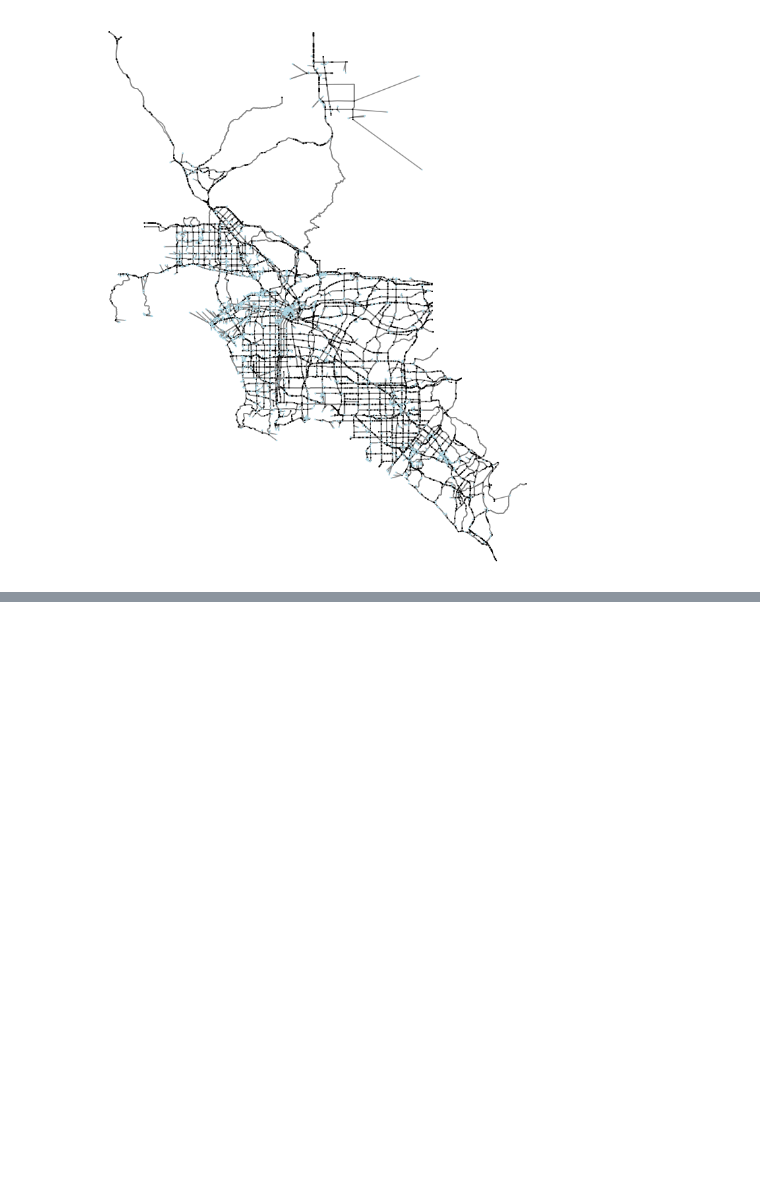
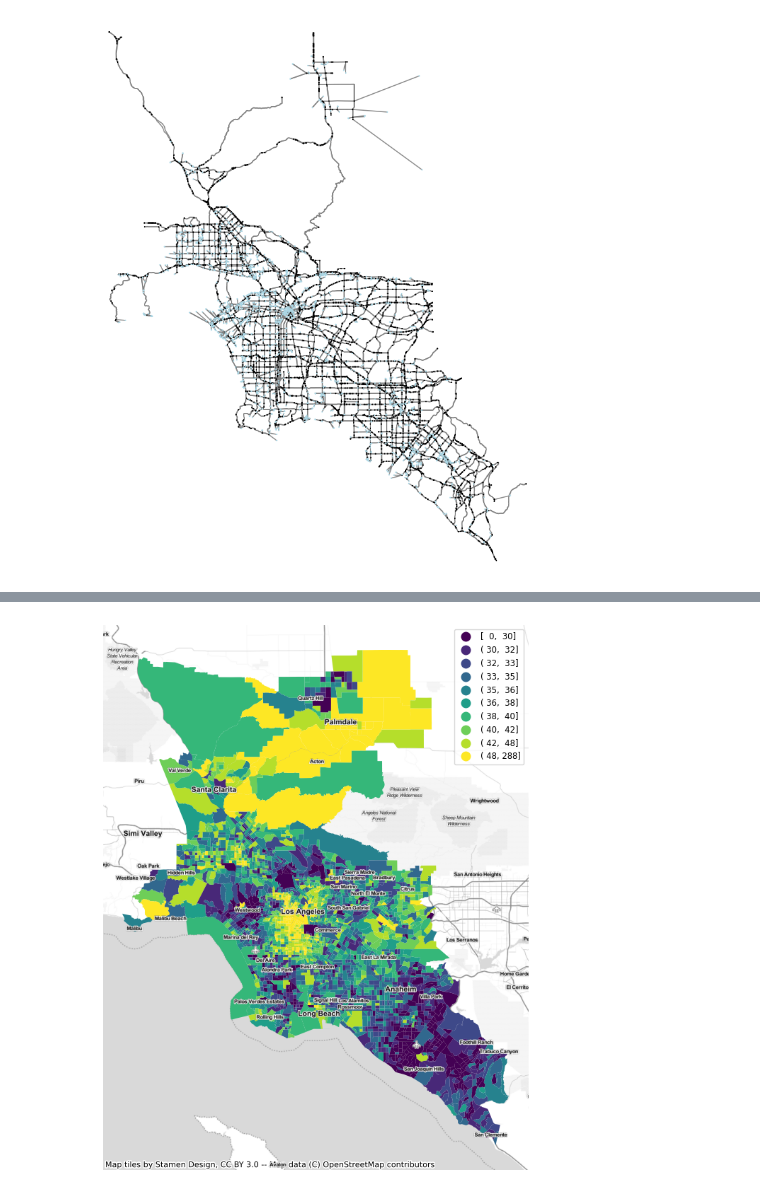
Before and after one commit to jarviskroos7/SoCalEVCSNetwork, a Jupyter notebook: ev_network_proj.ipynb, the cells around one changed output, grey strips where cells are left out. Cells and saved outputs as stored; diff of their text form; code cells hidden in the pictures; blank space fills up the shorter version.

```diff
--- a/ev_network_proj.ipynb
+++ b/ev_network_proj.ipynb
@@ -854,0 +907,7 @@ aus_data = cenpy.products.ACS().from_county('Los Angeles',
+# %%
+# concatenate the two tables which should cover the most of the study region
+
+socal_data = pd.concat([la_data, oc_data])
+print(type(socal_data))
+socal_data = socal_data.rename(columns=vars_to_download)
+socal_data.head(1)
@@ -854,0 +920,8 @@ aus_data = cenpy.products.ACS().from_county('Los Angeles',
+# %%
+socal_data['avg_travel_time'] = socal_data['agg_travel_time'] / socal_data['access_to_vehicle']
+socal_data['pct_white'] = socal_data['total_pop_white'] / socal_data['total_pop']
+socal_data['pct_black'] = socal_data['total_pop_black'] / socal_data['total_pop']
+socal_data['pct_asian'] = socal_data['total_pop_asian'] / socal_data['total_pop']
+# %%
+socal_data = socal_data.replace([np.inf, -np.inf], np.nan)
+socal_data = socal_data.fillna(socal_data.mean())
@@ -854,0 +961,26 @@ aus_data = cenpy.products.ACS().from_county('Los Angeles',
+# %%
+# reproject for filtering with custom polygon
+
+# socal_data = gpd.GeoDataFrame(socal_data, geometry='geometry')
+socal_data_proj = socal_data.to_crs(epsg=4327)
+socal_data_proj = socal_data_proj.loc[socal_data_proj.within(poly)]
+socal_data_proj = socal_data_proj.to_crs(epsg=3857)
+# %%
+plt.style.use('default')
+
+ax = socal_data_proj.plot(
+    'avg_travel_time',
+    legend=True,
+    #cmap=,
+    figsize=(15, 10),
+    scheme='quantiles',
+    k=10,
+    legend_kwds={"fmt": "{:.0f}", "fontsize": "small"}
+);
+
+cx.add_basemap(ax, zoom=10, source=cx.providers.Stamen.TonerLite);
+cx.add_basemap(ax, zoom=10, source=cx.providers.Stamen.TonerLabels);
+
+ax.axis('off');
+# %% [output]
+[figure, added]
```
Also changed, not shown: parts of 27 cells of this notebook, 1 other file.
